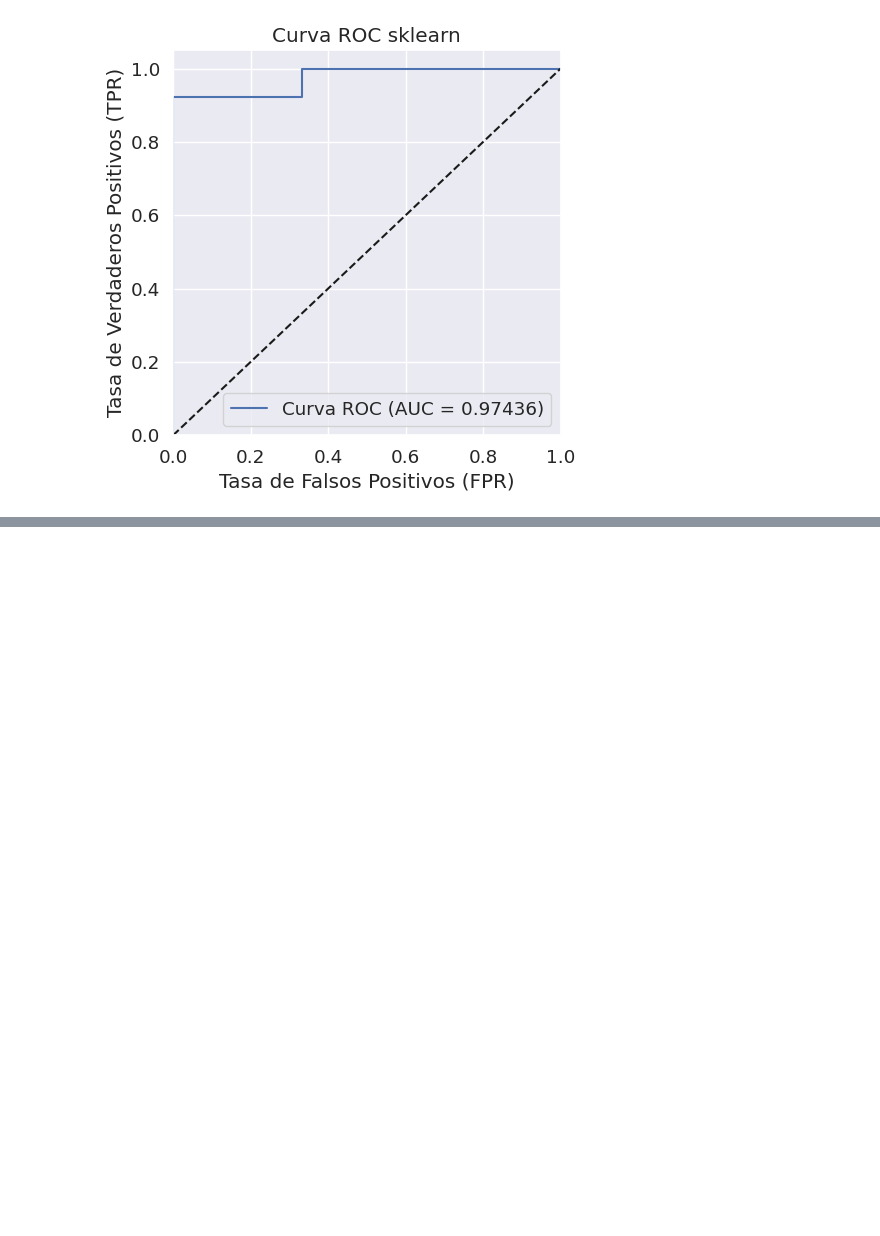
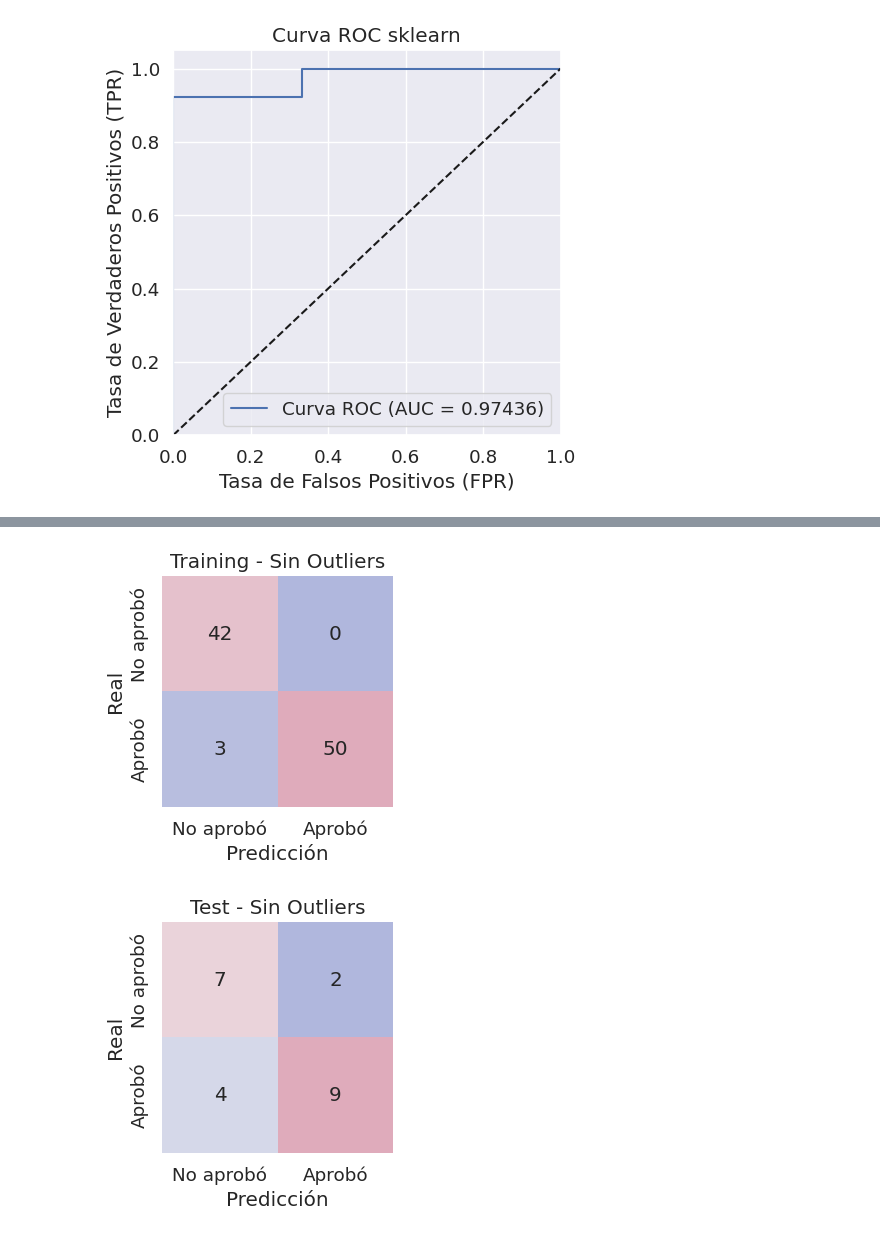
Before and after one commit to danib08/Reconocimiento-de-Patrones, a Jupyter notebook: Proyecto1.ipynb, the cells around one changed output, grey strips where cells are left out. Saved outputs shown, nothing was run; the diff lists cells and outputs as text; code cells hidden in the pictures; blank space fills up the shorter version.

Commit message:
CE1101 -  trees finished

```diff
--- a/Proyecto1.ipynb
+++ b/Proyecto1.ipynb
@@ -2097,0 +2102,3 @@ plt.show()
+# %%
+tree = Node(max_depth=5)
+tree.fit(X_train_np, y_train_np)
@@ -2097,0 +2107,15 @@ plt.show()
+# %%
+y_pred_tree = []
+for X in X_test_np:
+    y_pred_individual = tree.predict(X)
+    y_pred_tree.append(y_pred_individual)
+
+y_pred_tree = np.array(y_pred_tree)
+y_prob_tree = tree.predict_prob(X_test_np)
+
+y_pred_tree_train = []
+for X in X_train_np:
+    y_pred_individual = tree.predict(X)
+    y_pred_tree_train.append(y_pred_individual)
+
+y_pred_tree_train = np.array(y_pred_tree_train)
@@ -2097,0 +2157,29 @@ plt.show()
+# %%
+# confusion matrix
+cm_train = confusion_matrix(y_train_np, y_pred_tree_train)
+cm_test = confusion_matrix(y_test_np, y_pred_tree)
+
+class_names = ["No aprobó", "Aprobó"]
+
+sns.set(font_scale=1.2)
+plt.figure(figsize=(3, 3))
+sns.heatmap(cm_train, annot=True, fmt="d", cmap=cmap , cbar=False, square=True,
+            xticklabels=class_names, yticklabels=class_names)
+
+plt.xlabel('Predicción')
+plt.ylabel('Real')
+plt.title('Training - Sin Outliers')
+plt.show()
+
+sns.set(font_scale=1.2)
+plt.figure(figsize=(3, 3))
+sns.heatmap(cm_test, annot=True, fmt="d", cmap=cmap , cbar=False, square=True,
+            xticklabels=class_names, yticklabels=class_names)
+
+plt.xlabel('Predicción')
+plt.ylabel('Real')
+plt.title('Test - Sin Outliers')
+plt.show()
+# %% [output]
+[figure, added]
+[figure, added]
```
Also changed, not shown: parts of 21 cells of this notebook.
